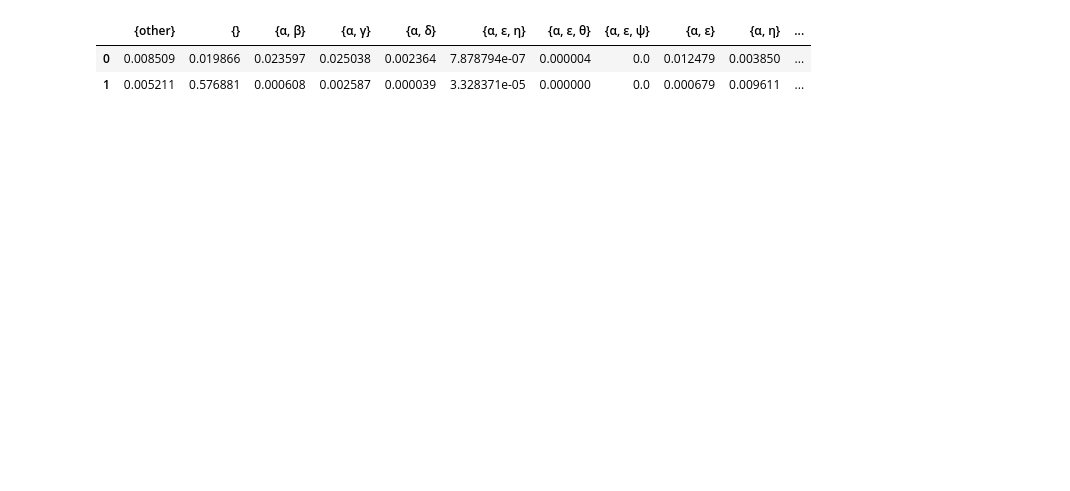
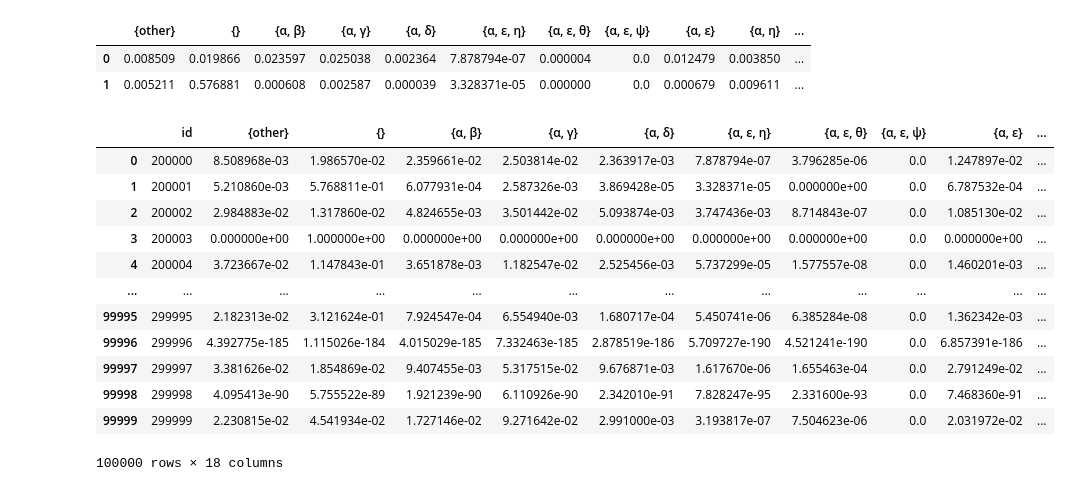
Before and after one commit to Halva773/alfa-hack, a Jupyter notebook: Задание/baseline.ipynb, the cells around one changed output. Drawn from its saved outputs; the diff is of its cells as text; code cells hidden in the pictures; blank space fills up the shorter version.

```diff
--- a/Задание/baseline.ipynb
+++ b/Задание/baseline.ipynb
@@ -162,3 +178,19 @@ test_pred_proba_df.head(2)
 # %%
 sample_submission_df[sorted_classes] = test_pred_proba_df
 sample_submission_df.to_csv("baseline_submission.csv", index=False)
+# %%
+sample_submission_df
+# %% [output]
+|  | id | {other} | {} | {α, β} | {α, γ} | {α, δ} | {α, ε, η} | {α, ε, θ} | {α, ε, ψ} | {α, ε} | ... |
+| 0 | 200000 | 8.508968e-03 | 1.986570e-02 | 2.359661e-02 | 2.503814e-02 | 2.363917e-03 | 7.878794e-07 | 3.796285e-06 | 0.0 | 1.247897e-02 | ... |
+| 1 | 200001 | 5.210860e-03 | 5.768811e-01 | 6.077931e-04 | 2.587326e-03 | 3.869428e-05 | 3.328371e-05 | 0.000000e+00 | 0.0 | 6.787532e-04 | ... |
+| 2 | 200002 | 2.984883e-02 | 1.317860e-02 | 4.824655e-03 | 3.501442e-02 | 5.093874e-03 | 3.747436e-03 | 8.714843e-07 | 0.0 | 1.085130e-02 | ... |
+| 3 | 200003 | 0.000000e+00 | 1.000000e+00 | 0.000000e+00 | 0.000000e+00 | 0.000000e+00 | 0.000000e+00 | 0.000000e+00 | 0.0 | 0.000000e+00 | ... |
+| 4 | 200004 | 3.723667e-02 | 1.147843e-01 | 3.651878e-03 | 1.182547e-02 | 2.525456e-03 | 5.737299e-05 | 1.577557e-08 | 0.0 | 1.460201e-03 | ... |
+| ... | ... | ... | ... | ... | ... | ... | ... | ... | ... | ... | ... |
+| 99995 | 299995 | 2.182313e-02 | 3.121624e-01 | 7.924547e-04 | 6.554940e-03 | 1.680717e-04 | 5.450741e-06 | 6.385284e-08 | 0.0 | 1.362342e-03 | ... |
+| 99996 | 299996 | 4.392775e-185 | 1.115026e-184 | 4.015029e-185 | 7.332463e-185 | 2.878519e-186 | 5.709727e-190 | 4.521241e-190 | 0.0 | 6.857391e-186 | ... |
+| 99997 | 299997 | 3.381626e-02 | 1.854869e-02 | 9.407455e-03 | 5.317515e-02 | 9.676871e-03 | 1.617670e-06 | 1.655463e-04 | 0.0 | 2.791249e-02 | ... |
+| 99998 | 299998 | 4.095413e-90 | 5.755522e-89 | 1.921239e-90 | 6.110926e-90 | 2.342010e-91 | 7.828247e-95 | 2.331600e-93 | 0.0 | 7.468360e-91 | ... |
+| 99999 | 299999 | 2.230815e-02 | 4.541934e-02 | 1.727146e-02 | 9.271642e-02 | 2.991000e-03 | 3.193817e-07 | 7.504623e-06 | 0.0 | 2.031972e-02 | ... |
+100000 rows × 18 columns
```
Also changed, not shown: parts of 1 cell of this notebook, 1 other file.
